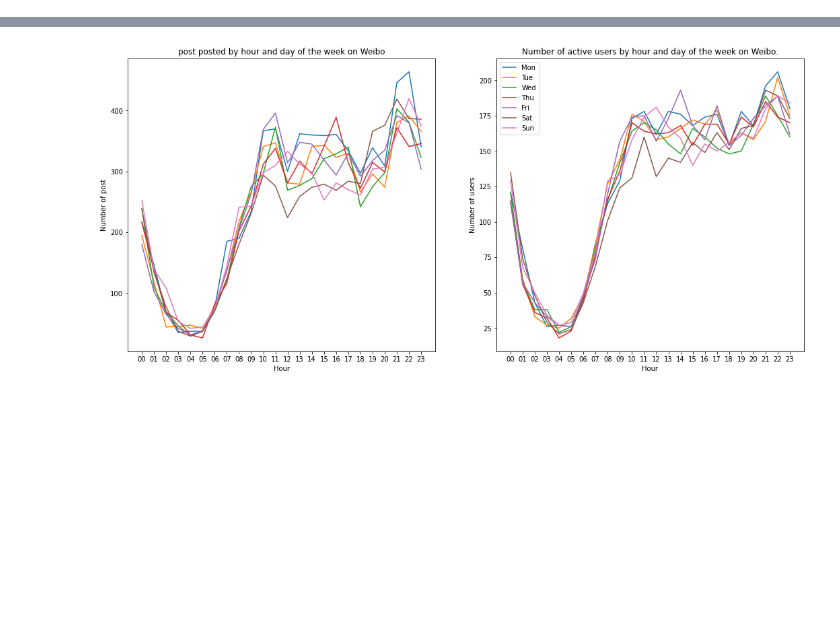
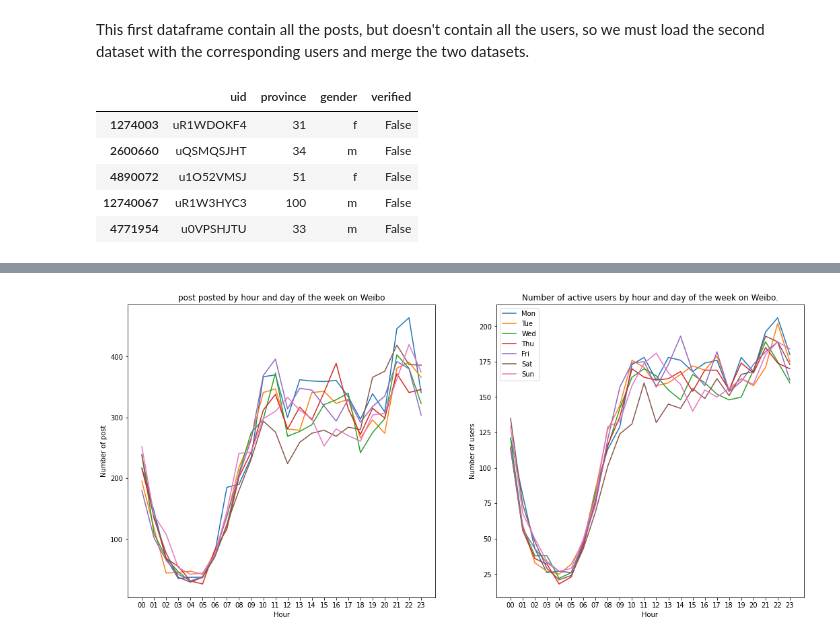
Before and after one commit to epfl-ada/ada-2020-project-milestone-p3-p3_adatada, a Jupyter notebook: Weibo.ipynb, the cells around one changed output, grey strips where cells are left out. Cells and saved outputs as stored; diff of their text form; code cells hidden in the pictures; blank space fills up the shorter version.

```diff
--- a/Weibo.ipynb
+++ b/Weibo.ipynb
@@ -17,0 +26,12 @@ data.sample(5)
+# %% [markdown]
+This first dataframe contain all the posts, but doesn't contain all the users, so we must load the second dataset with the corresponding users and merge the two datasets.
+# %%
+weibo_users = pd.read_csv('userdata.csv')
+weibo_users.sample(5)
+# %% [output]
+|  | uid | province | gender | verified |
+| 1274003 | uR1WDOKF4 | 31 | f | False |
+| 2600660 | uQSMQSJHT | 34 | m | False |
+| 4890072 | u1O52VMSJ | 51 | f | False |
+| 12740067 | uR1W3HYC3 | 100 | m | False |
+| 4771954 | u0VPSHJTU | 33 | m | False |
```
Also changed, not shown: parts of 33 cells of this notebook.
